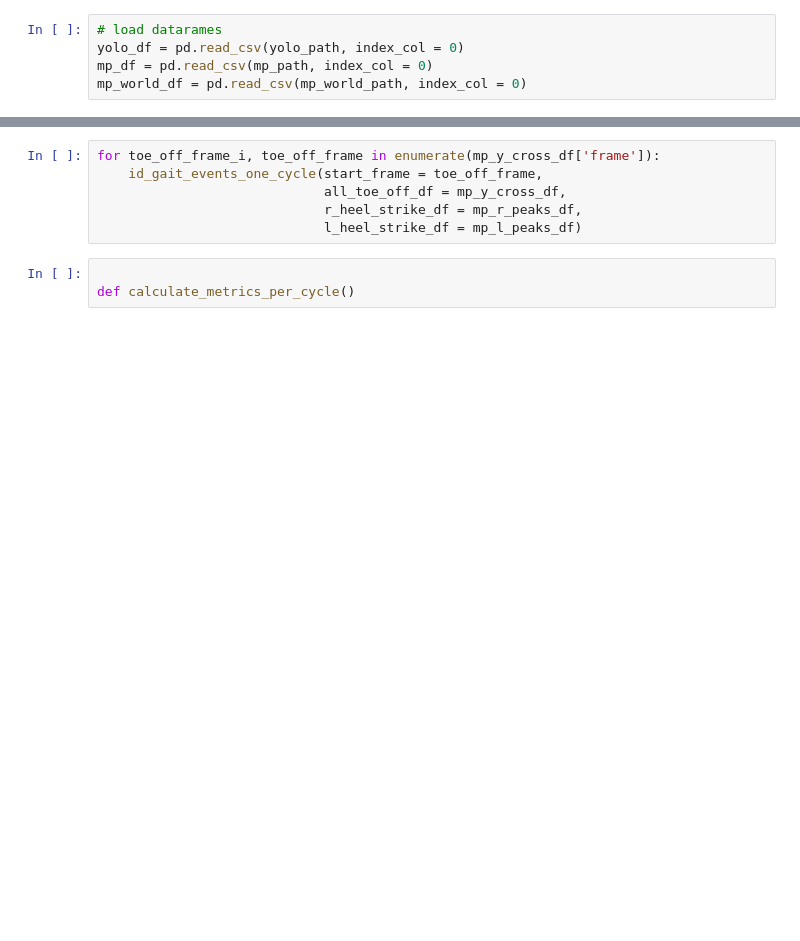
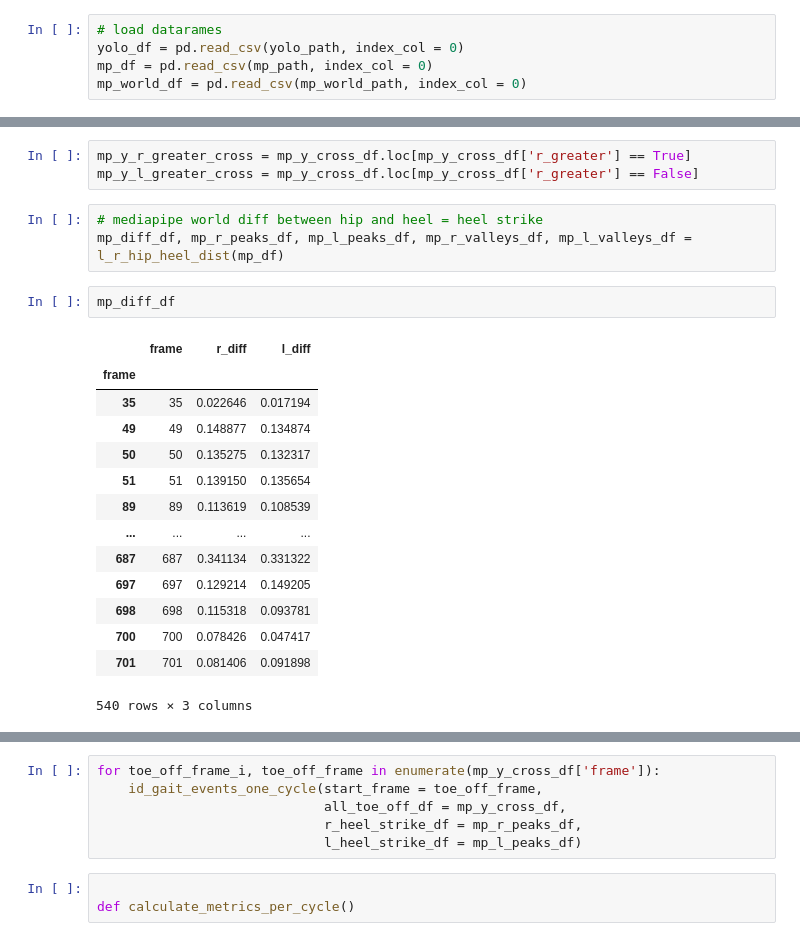
Before and after one commit to UCSF-MSLAB/HomeVideoAnalysis, a Jupyter notebook: megan_sandbox/gait_events/test_hip_heel_dist.ipynb, the cells around one changed output, grey strips where cells are left out. Drawn from its saved outputs; the diff is of its cells as text; blank space fills up the shorter version.

```diff
--- a/megan_sandbox/gait_events/test_hip_heel_dist.ipynb
+++ b/megan_sandbox/gait_events/test_hip_heel_dist.ipynb
@@ -115,0 +147,23 @@ plt.legend()
+# %%
+mp_y_r_greater_cross = mp_y_cross_df.loc[mp_y_cross_df['r_greater'] == True]
+mp_y_l_greater_cross = mp_y_cross_df.loc[mp_y_cross_df['r_greater'] == False]
+# %%
+# mediapipe world diff between hip and heel = heel strike
+mp_diff_df, mp_r_peaks_df, mp_l_peaks_df, mp_r_valleys_df, mp_l_valleys_df = l_r_hip_heel_dist(mp_df)
+# %%
+mp_diff_df
+# %% [output]
+|  | frame | r_diff | l_diff |
+| frame |  |  |  |
+| 35 | 35 | 0.022646 | 0.017194 |
+| 49 | 49 | 0.148877 | 0.134874 |
+| 50 | 50 | 0.135275 | 0.132317 |
+| 51 | 51 | 0.139150 | 0.135654 |
+| 89 | 89 | 0.113619 | 0.108539 |
+| ... | ... | ... | ... |
+| 687 | 687 | 0.341134 | 0.331322 |
+| 697 | 697 | 0.129214 | 0.149205 |
+| 698 | 698 | 0.115318 | 0.093781 |
+| 700 | 700 | 0.078426 | 0.047417 |
+| 701 | 701 | 0.081406 | 0.091898 |
+540 rows × 3 columns
```
Also changed, not shown: parts of 24 cells of this notebook, 2 other files.
